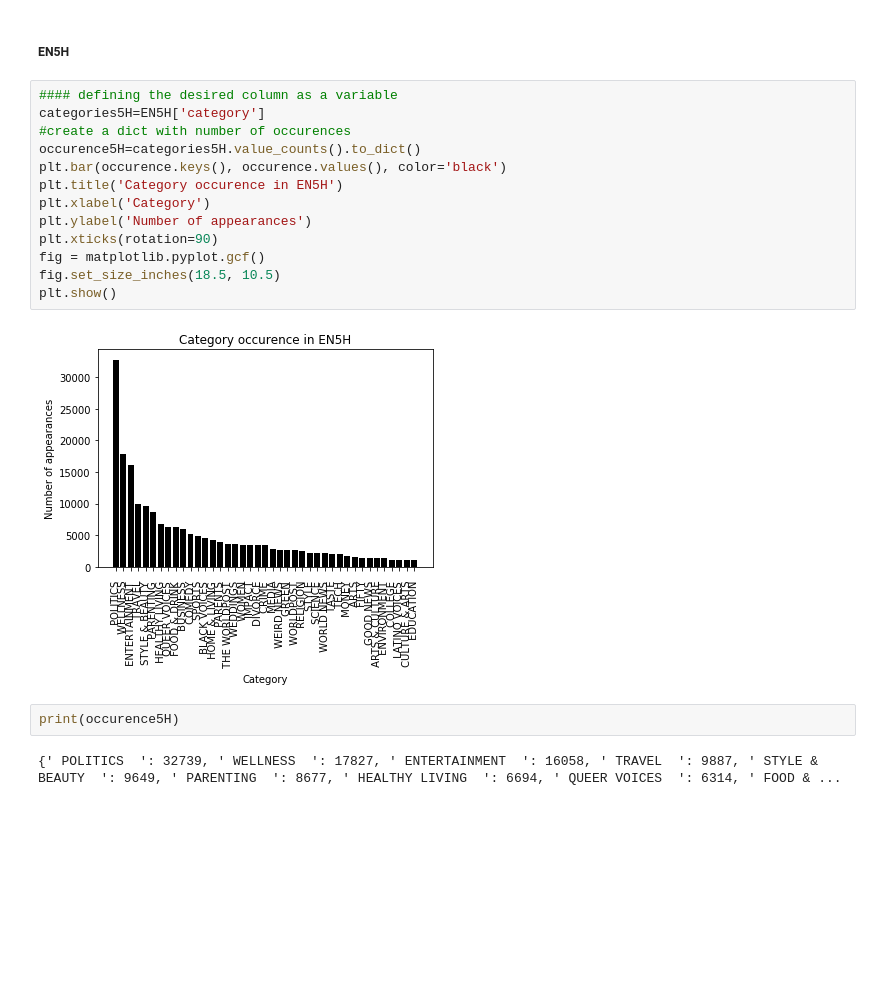
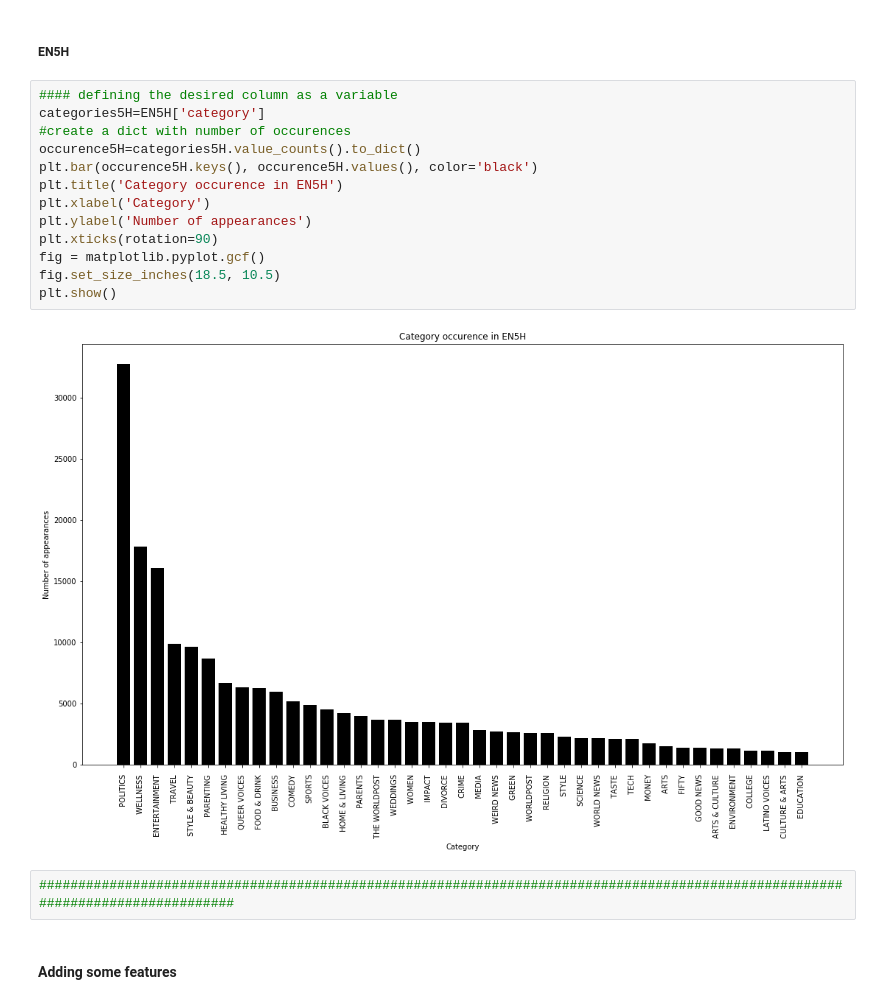
Before and after one commit to gennsev/tclass, a Jupyter notebook: Text Datasets/database_analysis_engineering.ipynb, the cells around one changed output. Saved outputs shown, nothing was run; the diff lists cells and outputs as text; blank space fills up the shorter version.

```diff
--- a/Text Datasets/database_analysis_engineering.ipynb
+++ b/Text Datasets/database_analysis_engineering.ipynb
@@ -172,19 +172,19 @@ plt.show()
 # %%
 #### defining the desired column as a variable
 categories5H=EN5H['category']
 #create a dict with number of occurences
 occurence5H=categories5H.value_counts().to_dict()
-plt.bar(occurence.keys(), occurence.values(), color='black')
+plt.bar(occurence5H.keys(), occurence5H.values(), color='black')
 plt.title('Category occurence in EN5H')
 plt.xlabel('Category')
 plt.ylabel('Number of appearances')
 plt.xticks(rotation=90)
 fig = matplotlib.pyplot.gcf()
 fig.set_size_inches(18.5, 10.5)
 plt.show()
 # %% [output]
-[figure, old version]
+[figure, new version]
-# %%
-print(occurence5H)
-# %% [output]
-{' POLITICS  ': 32739, ' WELLNESS  ': 17827, ' ENTERTAINMENT  ': 16058, ' TRAVEL  ': 9887, ' STYLE & BEAUTY  ': 9649, ' PARENTING  ': 8677, ' HEALTHY LIVING  ': 6694, ' QUEER VOICES  ': 6314, ' FOOD & ...
+# %%
+################################################################################################################################
+# %% [markdown]
+#### Adding some features
```
Also changed, not shown: parts of 7 cells of this notebook.
